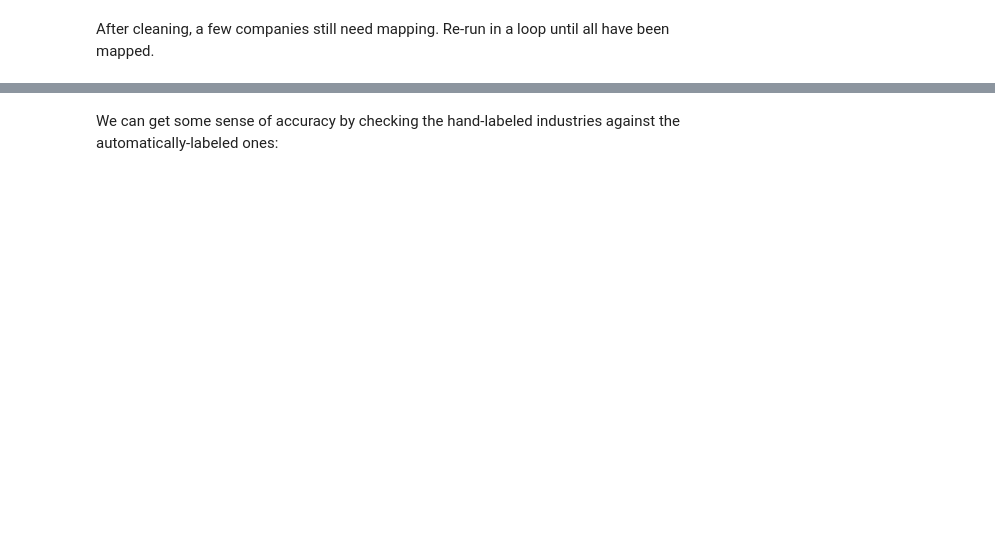
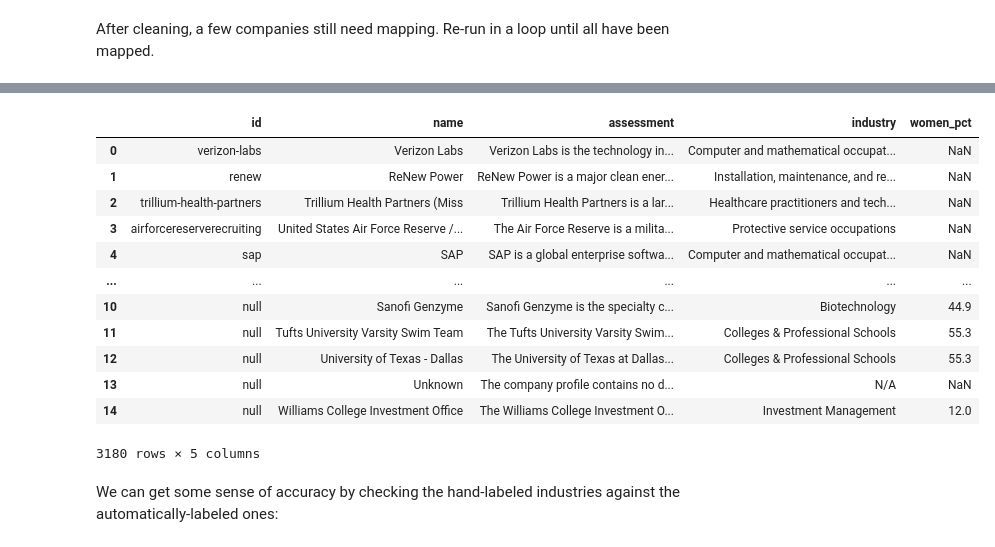
Before and after one commit to dartmouth/rc-gender-coded-work-history, a Jupyter notebook: notebooks/04a-gender_coding_companies.ipynb, the cells around one changed output, grey strips where cells are left out. Drawn from its saved outputs; the diff is of its cells as text; code cells hidden in the pictures; blank space fills up the shorter version.

```diff
--- a/notebooks/04a-gender_coding_companies.ipynb
+++ b/notebooks/04a-gender_coding_companies.ipynb
@@ -233,3 +425,19 @@ industry_gender = industry_gender.set_index("industry")["women_pct"].to_dict()
 # %%
 df_cleaned.loc[:, "women_pct"] = df_cleaned.industry.map(industry_gender)
+# %%
+df_cleaned
+# %% [output]
+|  | id | name | assessment | industry | women_pct |
+| 0 | verizon-labs | Verizon Labs | Verizon Labs is the technology in... | Computer and mathematical occupat... | NaN |
+| 1 | renew | ReNew Power | ReNew Power is a major clean ener... | Installation, maintenance, and re... | NaN |
+| 2 | trillium-health-partners | Trillium Health Partners (Miss | Trillium Health Partners is a lar... | Healthcare practitioners and tech... | NaN |
+| 3 | airforcereserverecruiting | United States Air Force Reserve /... | The Air Force Reserve is a milita... | Protective service occupations | NaN |
+| 4 | sap | SAP | SAP is a global enterprise softwa... | Computer and mathematical occupat... | NaN |
+| ... | ... | ... | ... | ... | ... |
+| 10 | null | Sanofi Genzyme | Sanofi Genzyme is the specialty c... | Biotechnology | 44.9 |
+| 11 | null | Tufts University Varsity Swim Team | The Tufts University Varsity Swim... | Colleges & Professional Schools | 55.3 |
+| 12 | null | University of Texas - Dallas | The University of Texas at Dallas... | Colleges & Professional Schools | 55.3 |
+| 13 | null | Unknown | The company profile contains no d... | N/A | NaN |
+| 14 | null | Williams College Investment Office | The Williams College Investment O... | Investment Management | 12.0 |
+3180 rows × 5 columns
 # %%
```
Also changed, not shown: parts of 23 cells of this notebook, 12 other files.
